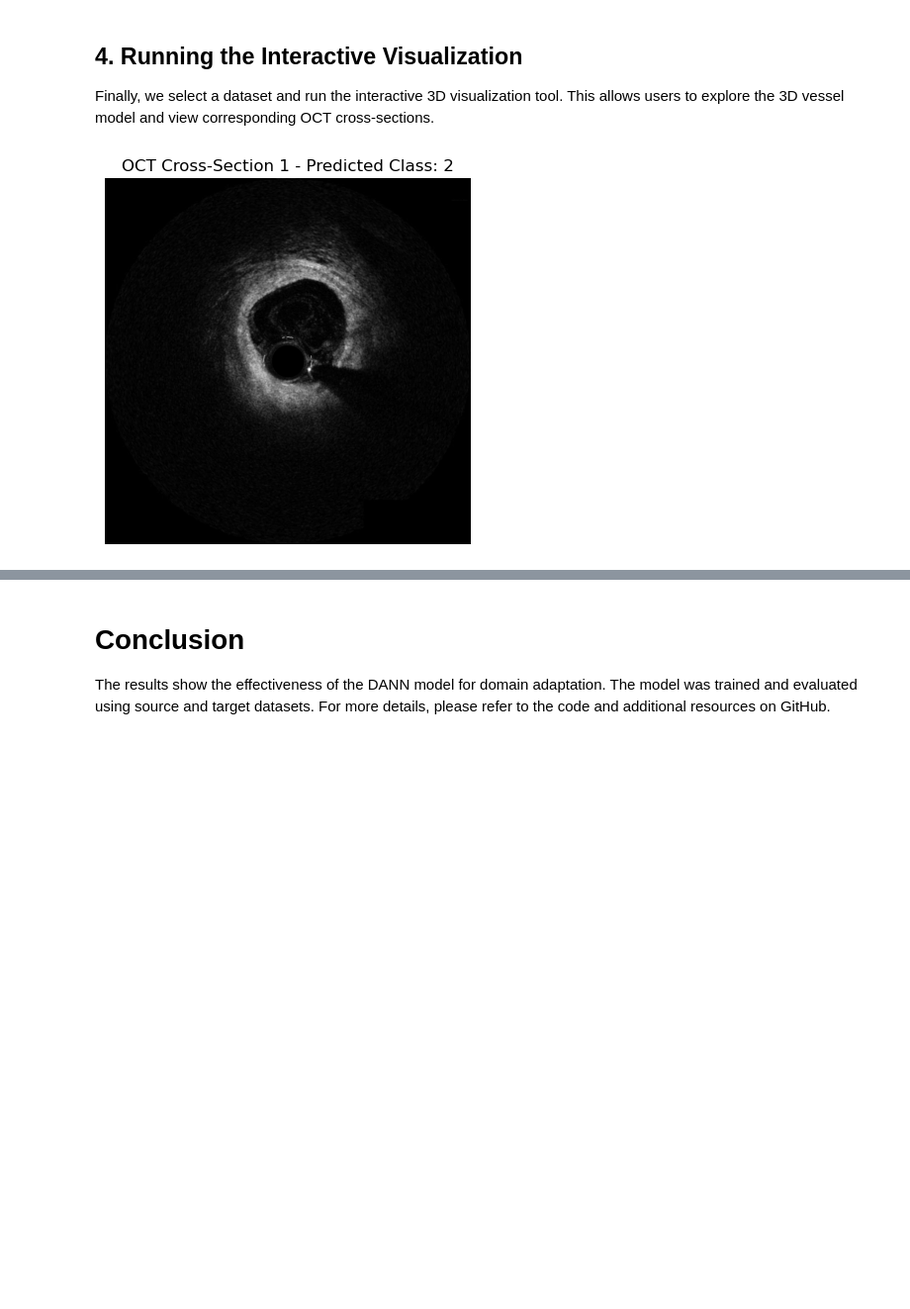
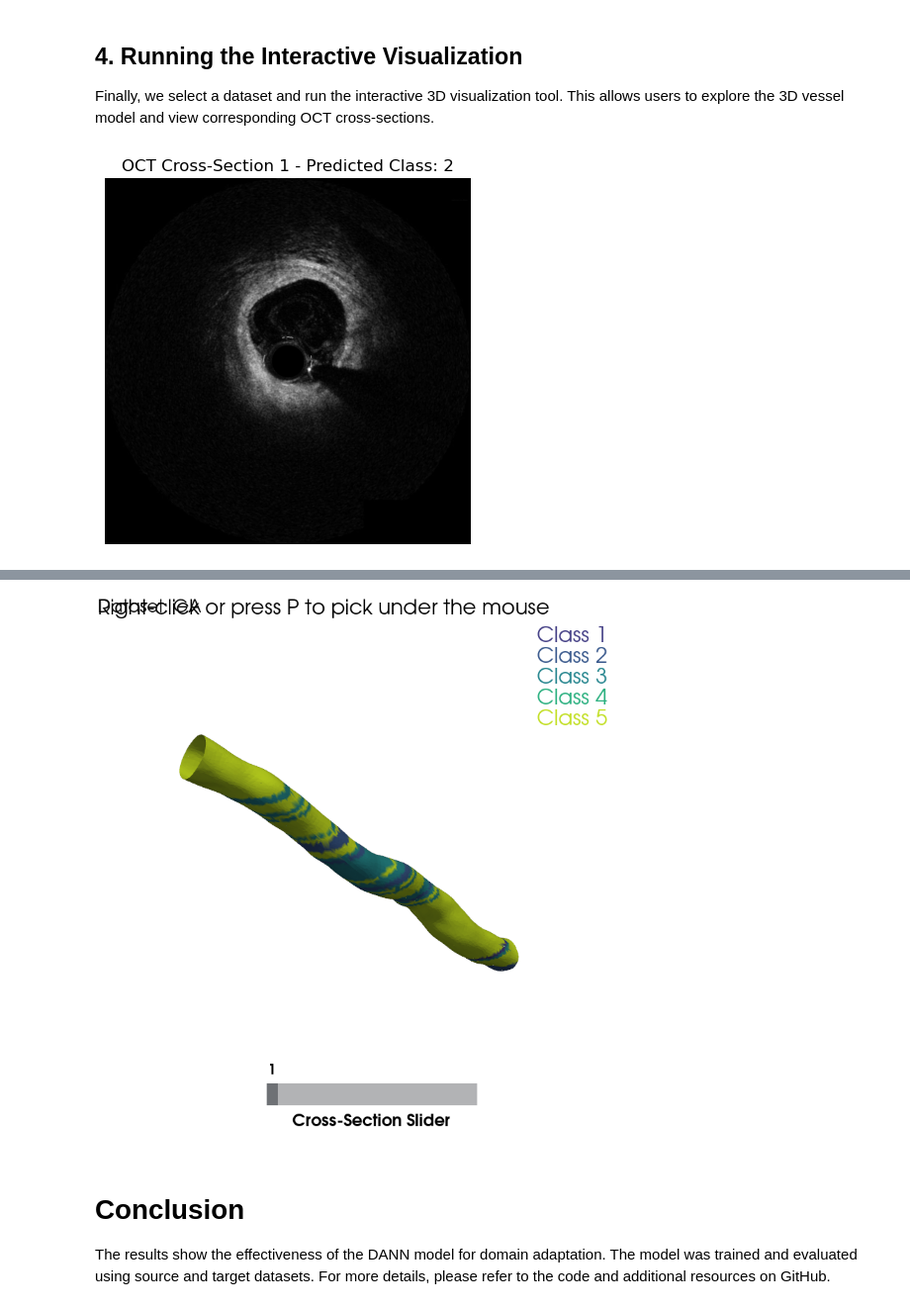
Before and after one commit to hatem2040/OCT-DANN-, a Jupyter notebook: OCT-DANN_Deploy_.ipynb, the cells around one changed output, grey strips where cells are left out. Shown at 99% size. Drawn from its saved outputs; the diff is of its cells as text; code cells hidden in the pictures; blank space fills up the shorter version.

```diff
--- a/OCT-DANN_Deploy_.ipynb
+++ b/OCT-DANN_Deploy_.ipynb
@@ -1346,7 +1346,7 @@ selected_dataset = 'GA'  # Example selection
 output_path = display_3d_plot(selected_dataset)
 
 # Display the saved image
-# from IPython.display import Image
-# Image(filename=output_path)
+from IPython.display import Image
+Image(filename=output_path)
 # %% [output]
 [figure]
@@ -1357,3 +1357,4 @@ Widget(value='<iframe src="http://localhost:55544/index.html?ui=P_0x3749cca90_15
+[figure, added]
 # %% [markdown]
 # Conclusion
 
```
Also changed, not shown: parts of 1 cell of this notebook.
